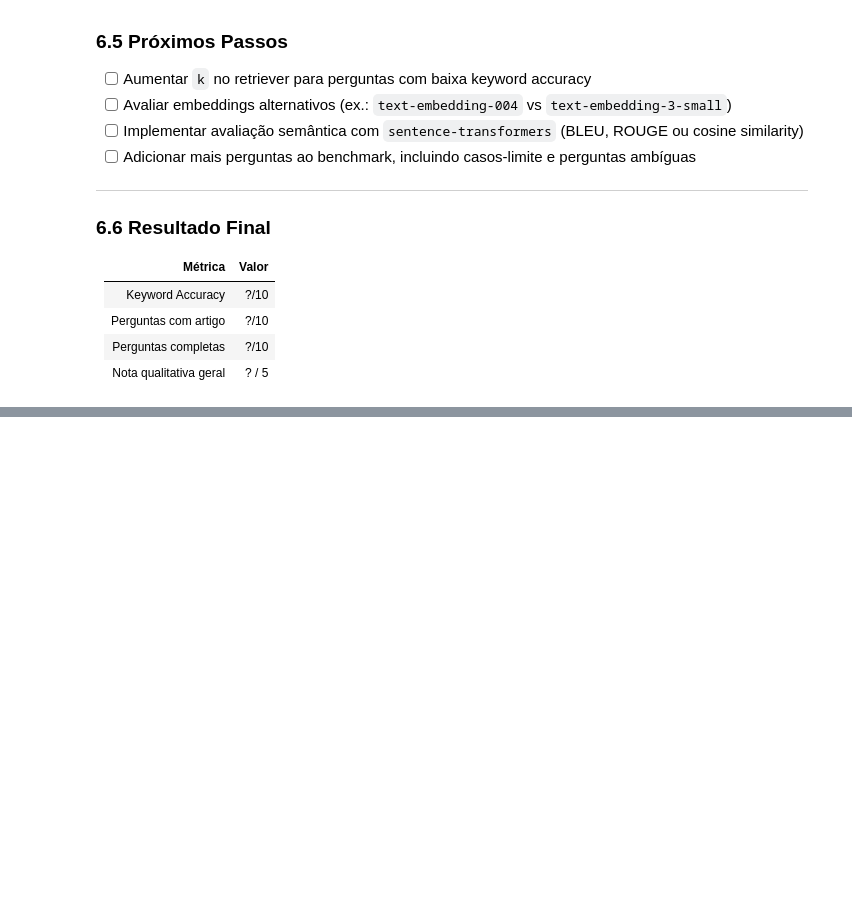
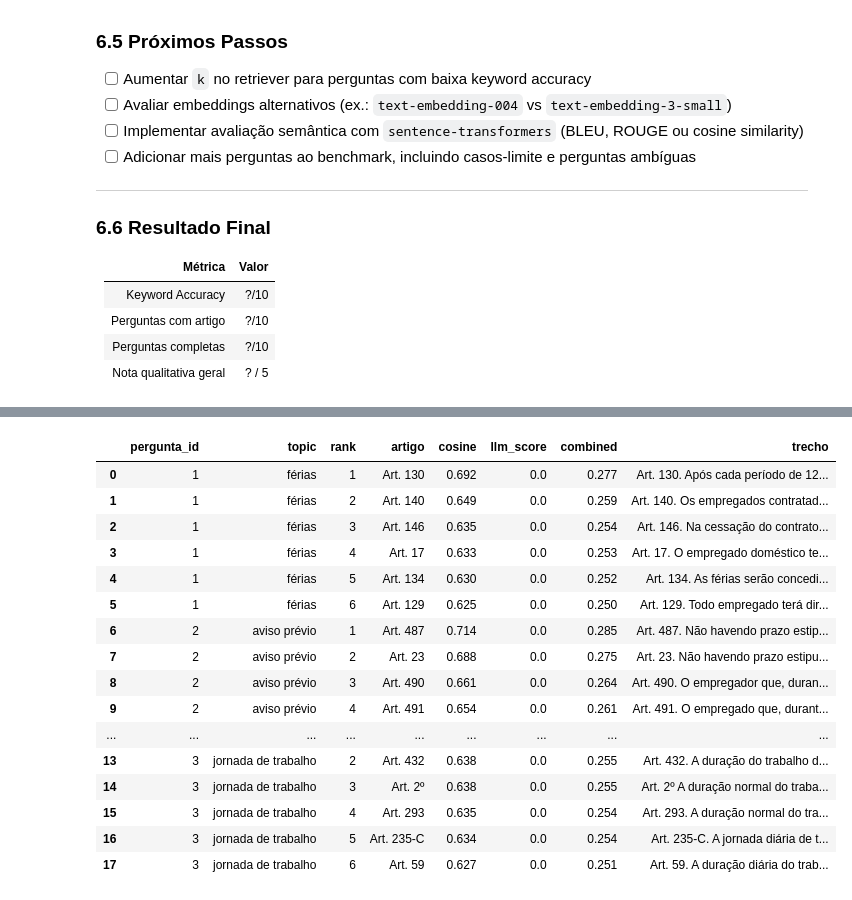
Before and after one commit to eduardogca/clt-rag-chatbot, a Jupyter notebook: notebooks/02_rag_evaluation.ipynb, the cells around one changed output, grey strips where cells are left out. Saved outputs shown, nothing was run; the diff lists cells and outputs as text; code cells hidden in the pictures; blank space fills up the shorter version.

Commit message:
feat: implementa RAG agêntico com LangGraph, avaliação de relevância e recall

```diff
--- a/notebooks/02_rag_evaluation.ipynb
+++ b/notebooks/02_rag_evaluation.ipynb
@@ -154,0 +222,47 @@ Preencha esta seção após executar as células acima, analisando os resultados
+# %%
+import pandas as pd
+from src.retrieval.retriever import get_retriever
+from src.retrieval.relevance import evaluate_chunks
+
+retriever = get_retriever(k=6)
+
+# Avalia relevância dos chunks para as 3 primeiras perguntas (economiza tokens)
+relevance_results = []
+
+for item in benchmark[:3]:
+    docs = retriever.invoke(item["question"])
+    scored = evaluate_chunks(item["question"], docs)
+
+    for rank, s in enumerate(scored, start=1):
+        relevance_results.append({
+            "pergunta_id": item["id"],
+            "topic": item["topic"],
+            "rank": rank,
+            "artigo": s["doc"].metadata.get("artigo", "—"),
+            "cosine": s["cosine"],
+            "llm_score": s["llm_score"],
+            "combined": s["combined"],
+            "trecho": s["doc"].page_content[:80] + "...",
+        })
+
+df_rel = pd.DataFrame(relevance_results)
+pd.set_option("display.max_colwidth", 85)
+df_rel
+# %% [output]
+|  | pergunta_id | topic | rank | artigo | cosine | llm_score | combined | trecho |
+| 0 | 1 | férias | 1 | Art. 130 | 0.692 | 0.0 | 0.277 | Art. 130. Após cada período de 12... |
+| 1 | 1 | férias | 2 | Art. 140 | 0.649 | 0.0 | 0.259 | Art. 140. Os empregados contratad... |
+| 2 | 1 | férias | 3 | Art. 146 | 0.635 | 0.0 | 0.254 | Art. 146. Na cessação do contrato... |
+| 3 | 1 | férias | 4 | Art. 17 | 0.633 | 0.0 | 0.253 | Art. 17. O empregado doméstico te... |
+| 4 | 1 | férias | 5 | Art. 134 | 0.630 | 0.0 | 0.252 | Art. 134. As férias serão concedi... |
+| 5 | 1 | férias | 6 | Art. 129 | 0.625 | 0.0 | 0.250 | Art. 129. Todo empregado terá dir... |
+| 6 | 2 | aviso prévio | 1 | Art. 487 | 0.714 | 0.0 | 0.285 | Art. 487. Não havendo prazo estip... |
+| 7 | 2 | aviso prévio | 2 | Art. 23 | 0.688 | 0.0 | 0.275 | Art. 23. Não havendo prazo estipu... |
+| 8 | 2 | aviso prévio | 3 | Art. 490 | 0.661 | 0.0 | 0.264 | Art. 490. O empregador que, duran... |
+| 9 | 2 | aviso prévio | 4 | Art. 491 | 0.654 | 0.0 | 0.261 | Art. 491. O empregado que, durant... |
+| ... | ... | ... | ... | ... | ... | ... | ... | ... |
+| 13 | 3 | jornada de trabalho | 2 | Art. 432 | 0.638 | 0.0 | 0.255 | Art. 432. A duração do trabalho d... |
+| 14 | 3 | jornada de trabalho | 3 | Art. 2º | 0.638 | 0.0 | 0.255 | Art. 2º A duração normal do traba... |
+| 15 | 3 | jornada de trabalho | 4 | Art. 293 | 0.635 | 0.0 | 0.254 | Art. 293. A duração normal do tra... |
+| 16 | 3 | jornada de trabalho | 5 | Art. 235-C | 0.634 | 0.0 | 0.254 | Art. 235-C. A jornada diária de t... |
+| 17 | 3 | jornada de trabalho | 6 | Art. 59 | 0.627 | 0.0 | 0.251 | Art. 59. A duração diária do trab... |
```
Also changed, not shown: parts of 11 cells of this notebook, 6 other files.
